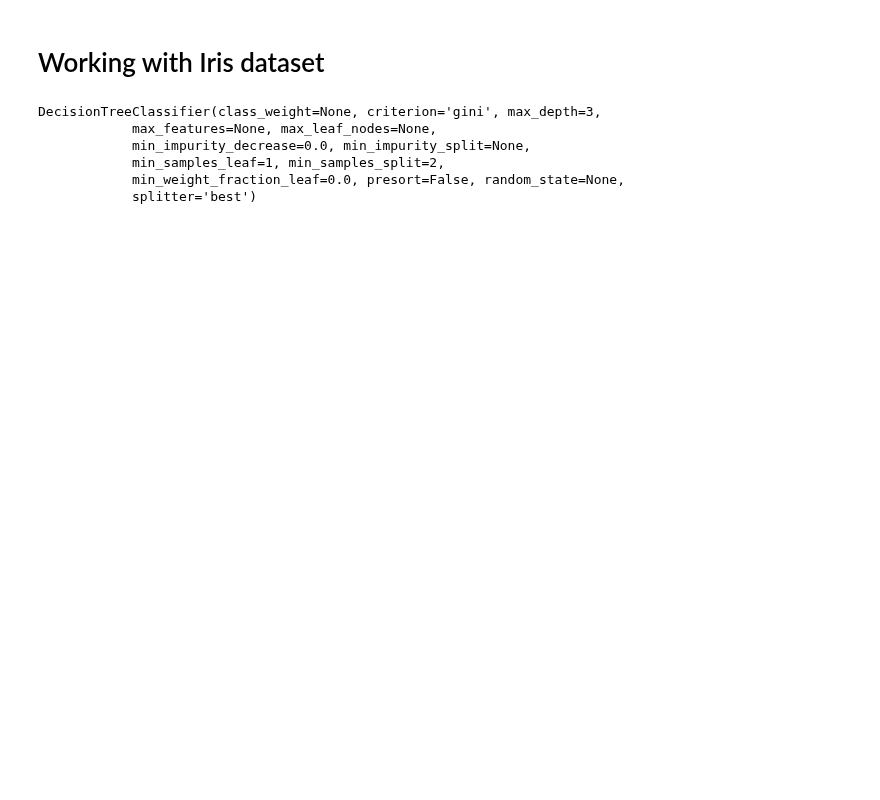
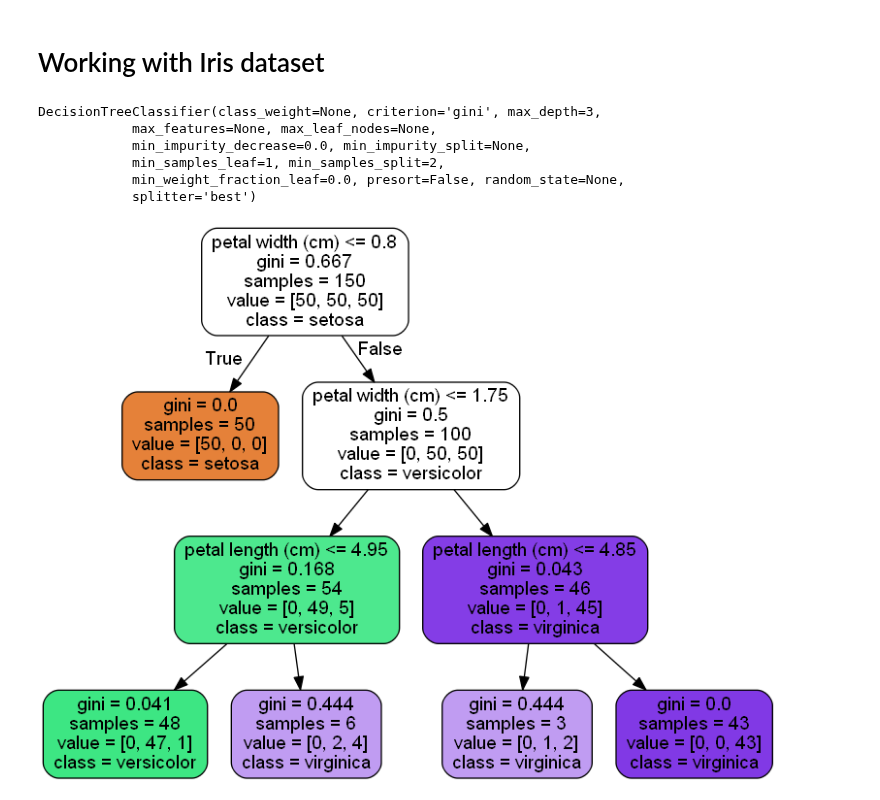
Before and after one commit to subhamsarangi/ML, a Jupyter notebook: 4. Decision Tree/1.1 Decision Tree.ipynb, the cells around one changed output. Drawn from its saved outputs; the diff is of its cells as text; code cells hidden in the pictures; blank space fills up the shorter version.

```diff
--- a/4. Decision Tree/1.1 Decision Tree.ipynb
+++ b/4. Decision Tree/1.1 Decision Tree.ipynb
@@ -155,11 +165,16 @@ DecisionTreeClassifier(class_weight=None, criterion='gini', max_depth=3,
             min_weight_fraction_leaf=0.0, presort=False, random_state=None,
             splitter='best')
 # %%
+dot_data = StringIO()
 export_graphviz(
     tree_clf,
-    out_file="iris_ddtree.dot",
+    out_file=dot_data,
     feature_names=iris.feature_names,
     class_names=iris.target_names,
     rounded=True,
     filled=True
 )
+graph = pydot.graph_from_dot_data(dot_data.getvalue())
+Image(graph[0].create_png())
+# %% [output]
+[figure, added]
```
Also changed, not shown: parts of 10 cells of this notebook, 3 other files.
